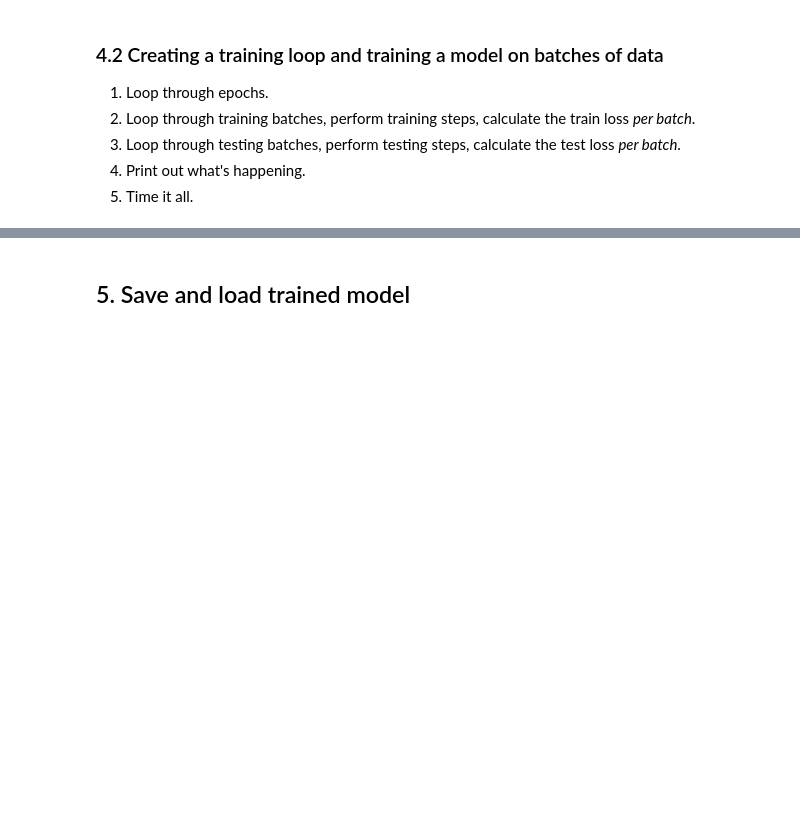
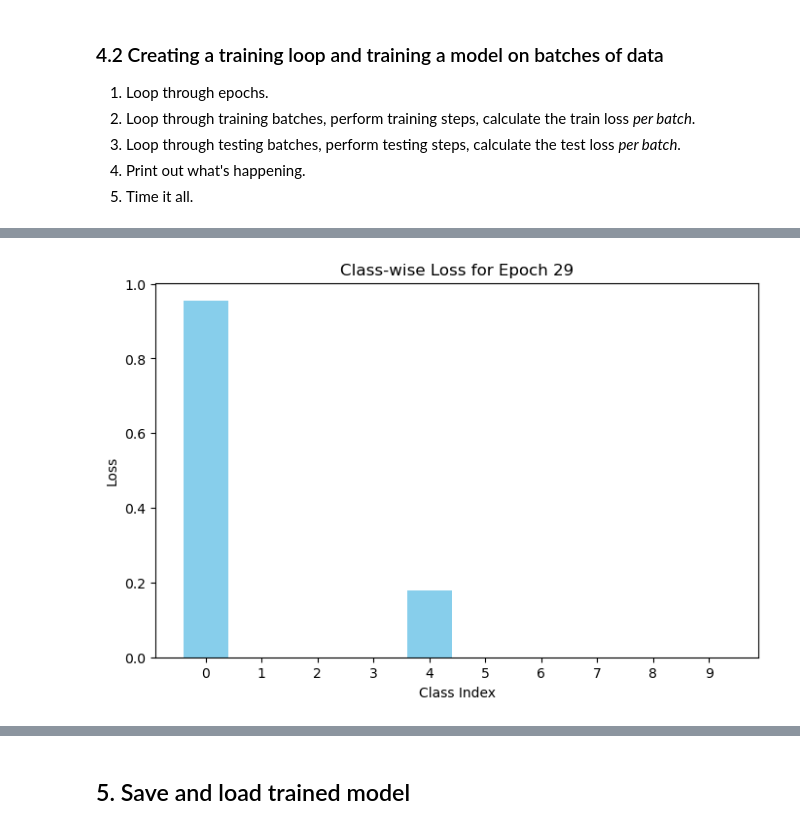
Before and after one commit to hiebschi/MoSE, a Jupyter notebook: notebooks/02_training.ipynb, the cells around one changed output, grey strips where cells are left out. Cells and saved outputs as stored; diff of their text form; code cells hidden in the pictures; blank space fills up the shorter version.

```diff
--- a/notebooks/02_training.ipynb
+++ b/notebooks/02_training.ipynb
@@ -613,8 +709,10 @@ train_utils.print_train_time(start, end, device)
 # %%
 # Plot train class-wise loss of a specific epoch
 # ADJUSTABLE!
-try_epoch = 0
+try_epoch = 29
 visualization_utils.plot_classwise_loss(try_epoch, train_class_wise_losses, configs_sc.HYPERPARAMETERS["num_classes"])
+# %% [output]
+[figure, added]
 # %%
 # Plot test class-wise loss of a specific epoch
 visualization_utils.plot_classwise_loss(try_epoch, test_class_wise_losses, configs_sc.HYPERPARAMETERS["num_classes"])
```
Also changed, not shown: parts of 16 cells of this notebook, 3 other files.
